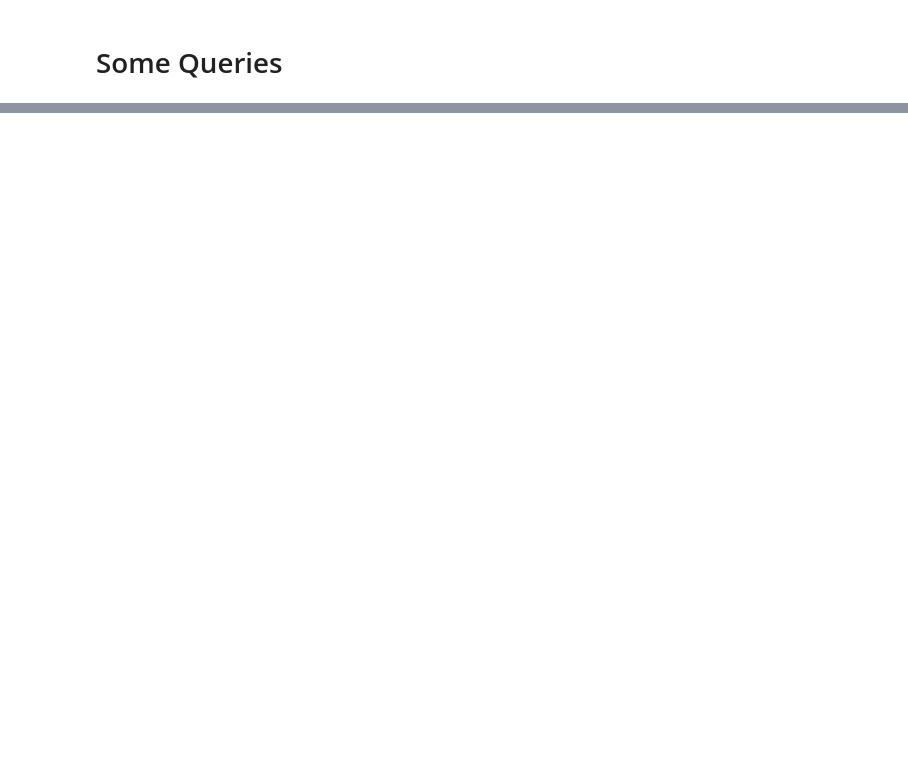
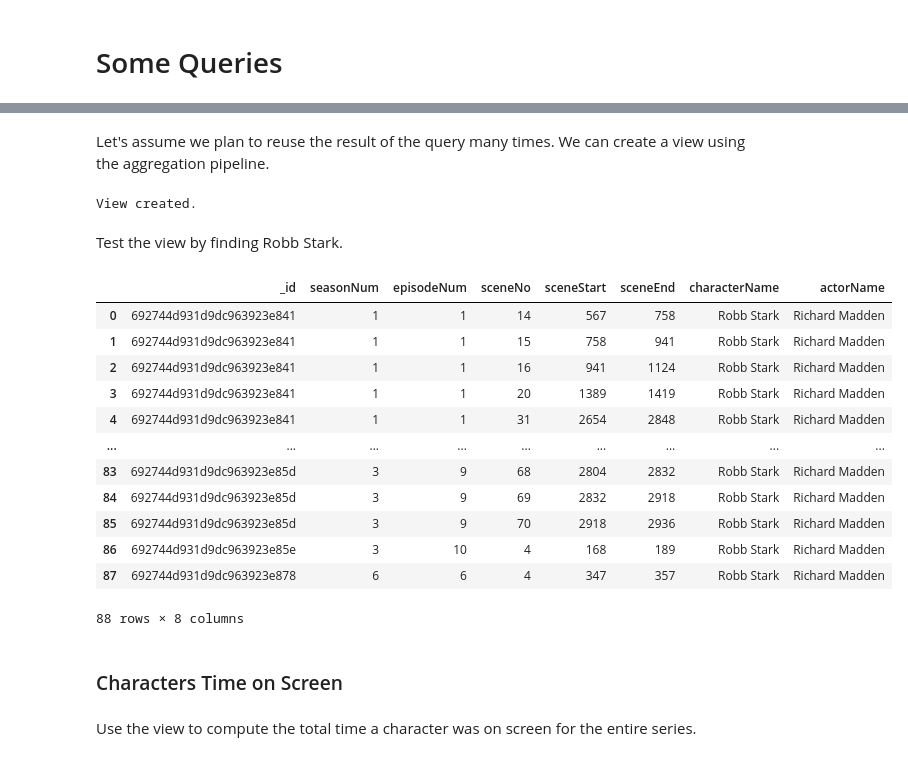
Before and after one commit to sanjaiiv04/W4111-Introduction-to-Databases-New, a Jupyter notebook: Homework/F2025/HW4/v1_W4111-Fall-2025-002-HW4-P1.ipynb, the cells around one changed output, grey strips where cells are left out. Cells and saved outputs as stored; diff of their text form; code cells hidden in the pictures; blank space fills up the shorter version.

```diff
--- a/Homework/F2025/HW4/v1_W4111-Fall-2025-002-HW4-P1.ipynb
+++ b/Homework/F2025/HW4/v1_W4111-Fall-2025-002-HW4-P1.ipynb
@@ -599,0 +621,2 @@ result_df
+# %% [markdown]
+Let's assume we plan to reuse the result of the query many times. We can create a view using the aggregation pipeline.
@@ -599,0 +786,38 @@ result_df
+# %%
+mongo_client["F25_GoT"].create_collection(
+    "characters_scenes",
+    viewOn="episodes",
+    pipeline=pipeline
+)
+
+print("View created.")
+# %% [output]
+View created.
+# %% [markdown]
+Test the view by finding Robb Stark.
+# %%
+result = mongo_client["F25_GoT"]["characters_scenes"].find(
+    {'characterName': 'Robb Stark'},
+    {'seasonNum': 1, 'episodeNum': 1, 'sceneNo': 1, 'sceneStart': 1, 'sceneEnd': 1, 'characterName': 1, 'actorName': 1}
+)
+# %%
+result_df = pandas.DataFrame(list(result))
+result_df
+# %% [output]
+|  | _id | seasonNum | episodeNum | sceneNo | sceneStart | sceneEnd | characterName | actorName |
+| 0 | 692744d931d9dc963923e841 | 1 | 1 | 14 | 567 | 758 | Robb Stark | Richard Madden |
+| 1 | 692744d931d9dc963923e841 | 1 | 1 | 15 | 758 | 941 | Robb Stark | Richard Madden |
+| 2 | 692744d931d9dc963923e841 | 1 | 1 | 16 | 941 | 1124 | Robb Stark | Richard Madden |
+| 3 | 692744d931d9dc963923e841 | 1 | 1 | 20 | 1389 | 1419 | Robb Stark | Richard Madden |
+| 4 | 692744d931d9dc963923e841 | 1 | 1 | 31 | 2654 | 2848 | Robb Stark | Richard Madden |
+| ... | ... | ... | ... | ... | ... | ... | ... | ... |
+| 83 | 692744d931d9dc963923e85d | 3 | 9 | 68 | 2804 | 2832 | Robb Stark | Richard Madden |
+| 84 | 692744d931d9dc963923e85d | 3 | 9 | 69 | 2832 | 2918 | Robb Stark | Richard Madden |
+| 85 | 692744d931d9dc963923e85d | 3 | 9 | 70 | 2918 | 2936 | Robb Stark | Richard Madden |
+| 86 | 692744d931d9dc963923e85e | 3 | 10 | 4 | 168 | 189 | Robb Stark | Richard Madden |
+| 87 | 692744d931d9dc963923e878 | 6 | 6 | 4 | 347 | 357 | Robb Stark | Richard Madden |
+88 rows × 8 columns
+# %% [markdown]
+### Characters Time on Screen
+# %% [markdown]
+Use the view to compute the total time a character was on screen for the entire series.
```
Also changed, not shown: parts of 23 cells of this notebook.
